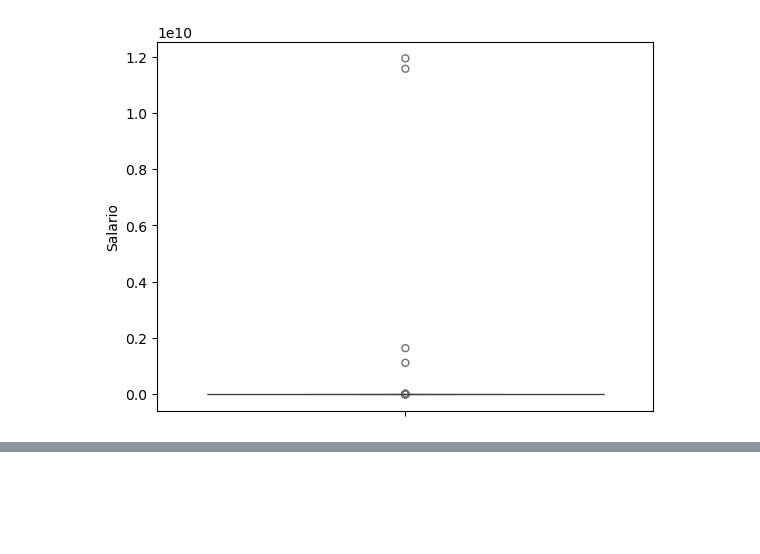
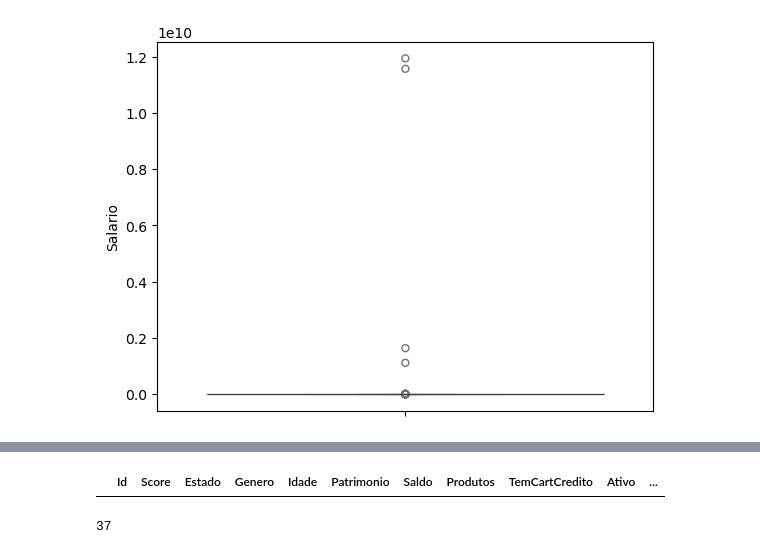
Before and after one commit to victorraphaemilk/data-science_curso, a Jupyter notebook: limpeza_tratamento_dados.ipynb, the cells around one changed output, grey strips where cells are left out. Saved outputs shown, nothing was run; the diff lists cells and outputs as text; code cells hidden in the pictures; blank space fills up the shorter version.

```diff
--- a/limpeza_tratamento_dados.ipynb
+++ b/limpeza_tratamento_dados.ipynb
@@ -129,0 +158,3 @@ sea.boplot(dataset['Salario'])
+# %%
+mediana = est.median(dataset['Salario'])
+mediana
@@ -129,0 +163,2 @@ sea.boplot(dataset['Salario'])
+# %%
+dataset['Salario'].fillna(mediana, inplace=True)
@@ -129,0 +177,5 @@ sea.boplot(dataset['Salario'])
+# %%
+dataset['Genero'].fillna('Masculino', inplace=True)
+# %%
+dataset.loc[dataset['Genero'] == 'M', 'Genero'] = 'Masculino'
+dataset.loc[dataset['Genero'].isin(['F', 'Fem']), 'Genero'] = 'Feminino'
@@ -129,0 +194,9 @@ sea.boplot(dataset['Salario'])
+# %%
+dataset.loc[(dataset['Idade'] < 0) | (dataset['Idade'] > 120) ]
+# %% [output]
+|  | Id | Score | Estado | Genero | Idade | Patrimonio | Saldo | Produtos | TemCartCredito | Ativo | ... |
+# %%
+mediana =  est.median(dataset['Idade'])
+mediana
+# %% [output]
+37
```
Also changed, not shown: parts of 9 cells of this notebook.
